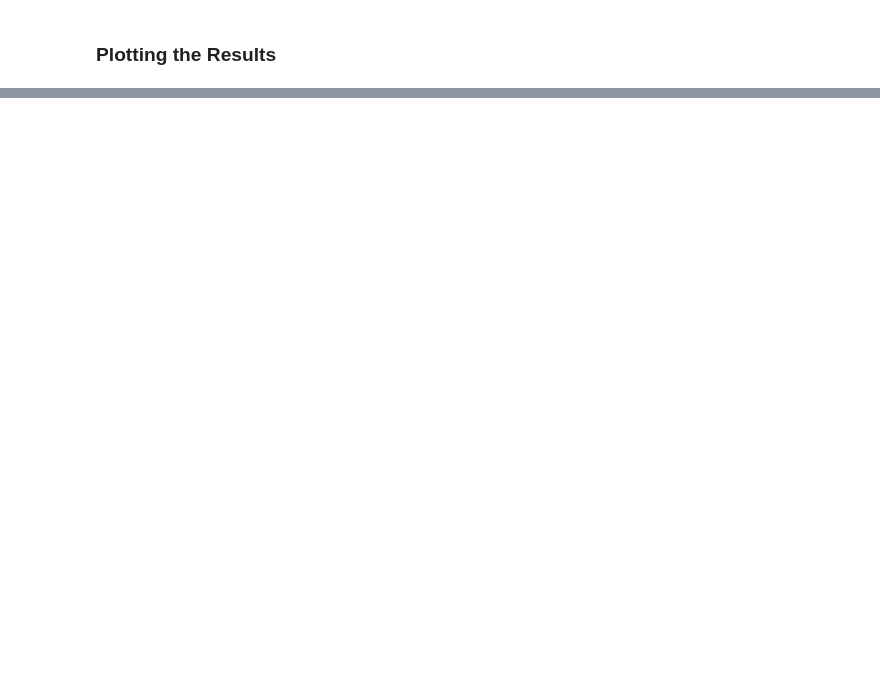
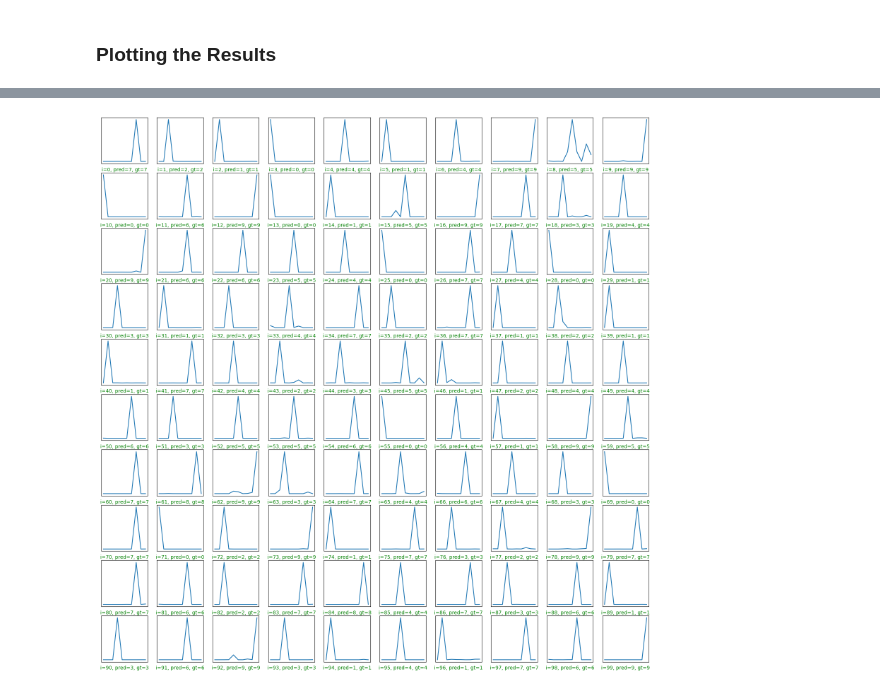
Before and after one commit to yd0369/COURSERA_-_Basic-Image-Classification-with-TensorFlow, a Jupyter notebook: src/Student_Notebook.ipynb, the cells around one changed output, grey strips where cells are left out. Drawn from its saved outputs; the diff is of its cells as text; code cells hidden in the pictures; blank space fills up the shorter version.

```diff
--- a/src/Student_Notebook.ipynb
+++ b/src/Student_Notebook.ipynb
@@ -276,3 +276,6 @@ Test dataset accuracy : 96.77000045776367
 # Task 8: Predictions
 
 ### Predictions on Test Set
+# %%
+predits = model.predict(x_test_norm)
+print("Shape of Predictions :", predits.shape)
@@ -279,2 +286,23 @@ Test dataset accuracy : 96.77000045776367
 # %% [markdown]
 ### Plotting the Results
+# %%
+plt.figure(figsize=(20,20))
+
+start_index = 0
+
+for i in range(100):
+    plt.subplot(10, 10, i+1)
+    plt.grid(False)
+    plt.xticks([])
+    plt.yticks([])
+
+    pred = np.argmax(predits[start_index+i])
+    gt = y_test[start_index+i]
+
+    col = 'g'
+    if pred != gt:
+        col = 'r'
+
+    plt.xlabel('i={}, pred={}, gt={}'.format(start_index+i, pred, gt), color=col)
+    plt.imshow(x_test[start_index+i], cmap='binary')
+plt.show()
@@ -280,0 +311,23 @@ Test dataset accuracy : 96.77000045776367
+# %%
+plt.figure(figsize=(20,20))
+
+start_index = 0
+
+for i in range(100):
+    plt.subplot(10, 10, i+1)
+    plt.grid(False)
+    plt.xticks([])
+    plt.yticks([])
+
+    pred = np.argmax(predits[start_index+i])
+    gt = y_test[start_index+i]
+
+    col = 'g'
+    if pred != gt:
+        col = 'r'
+
+    plt.xlabel('i={}, pred={}, gt={}'.format(start_index+i, pred, gt), color=col)
+    plt.plot(predits[i])
+plt.show()
+# %% [output]
+[figure, added]
```
Also changed, not shown: parts of 2 cells of this notebook, 1 other file.
